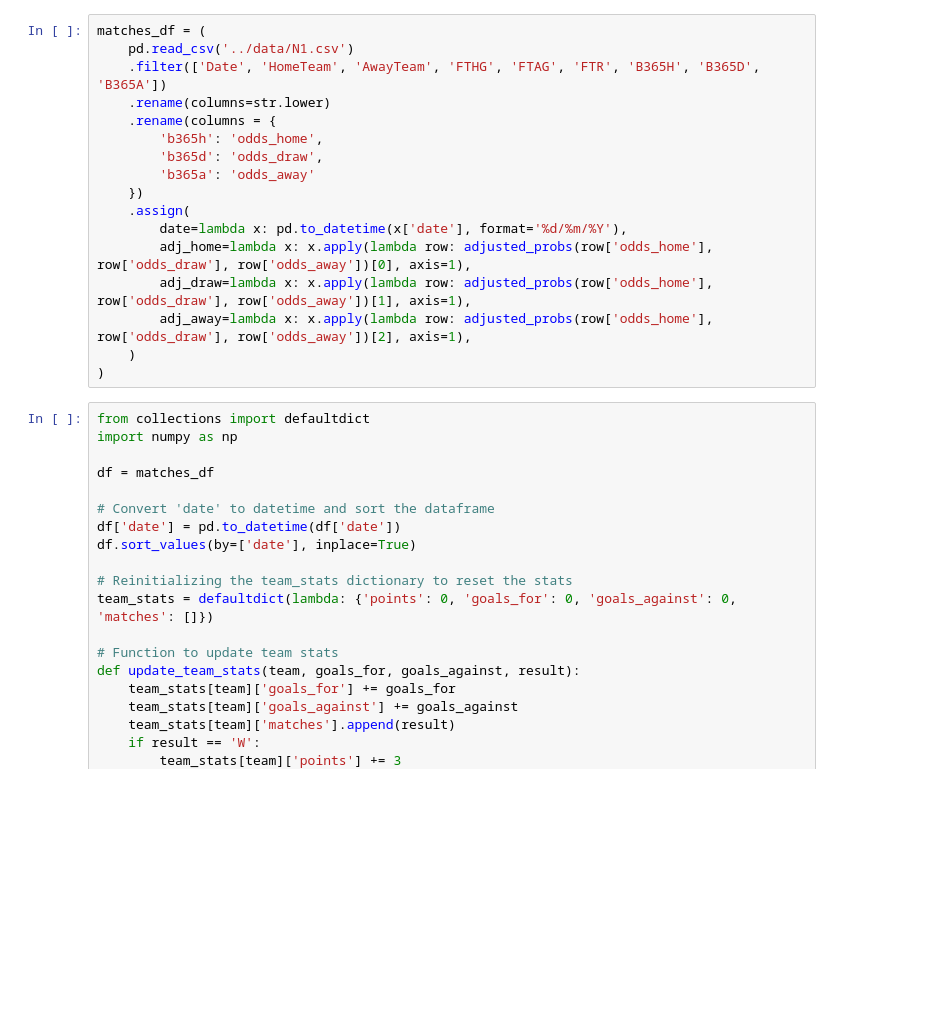
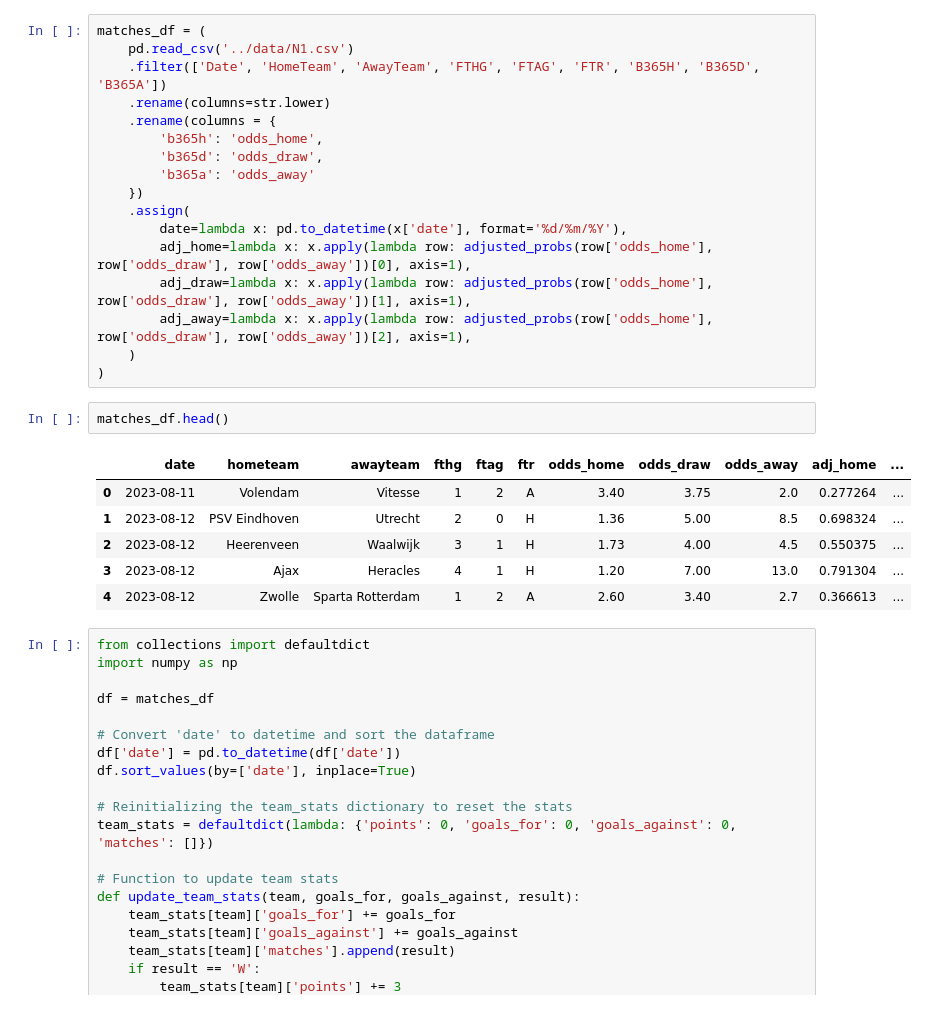
Before and after one commit to andrei-pascanean/game-hunter, a Jupyter notebook: notebooks/heuristics.ipynb, the cells around one changed output. Saved outputs shown, nothing was run; the diff lists cells and outputs as text; blank space fills up the shorter version.

```diff
--- a/notebooks/heuristics.ipynb
+++ b/notebooks/heuristics.ipynb
@@ -36,6 +36,15 @@ matches_df = (
         adj_away=lambda x: x.apply(lambda row: adjusted_probs(row['odds_home'], row['odds_draw'], row['odds_away'])[2], axis=1),
     )
 )
+# %%
+matches_df.head()
+# %% [output]
+|  | date | hometeam | awayteam | fthg | ftag | ftr | odds_home | odds_draw | odds_away | adj_home | ... |
+| 0 | 2023-08-11 | Volendam | Vitesse | 1 | 2 | A | 3.40 | 3.75 | 2.0 | 0.277264 | ... |
+| 1 | 2023-08-12 | PSV Eindhoven | Utrecht | 2 | 0 | H | 1.36 | 5.00 | 8.5 | 0.698324 | ... |
+| 2 | 2023-08-12 | Heerenveen | Waalwijk | 3 | 1 | H | 1.73 | 4.00 | 4.5 | 0.550375 | ... |
+| 3 | 2023-08-12 | Ajax | Heracles | 4 | 1 | H | 1.20 | 7.00 | 13.0 | 0.791304 | ... |
+| 4 | 2023-08-12 | Zwolle | Sparta Rotterdam | 1 | 2 | A | 2.60 | 3.40 | 2.7 | 0.366613 | ... |
 # %%
 from collections import defaultdict
 import numpy as np
```
Also changed, not shown: parts of 10 cells of this notebook, 1 other file.
